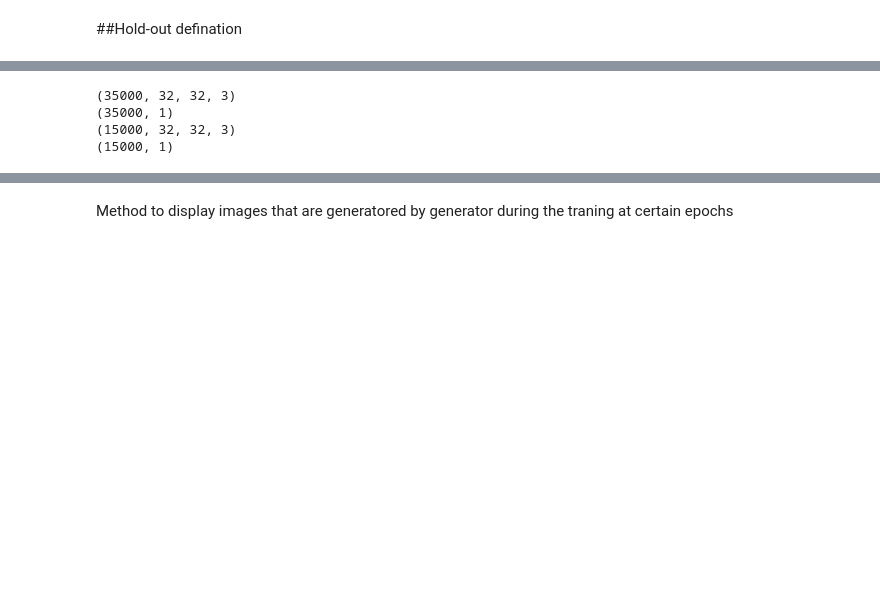
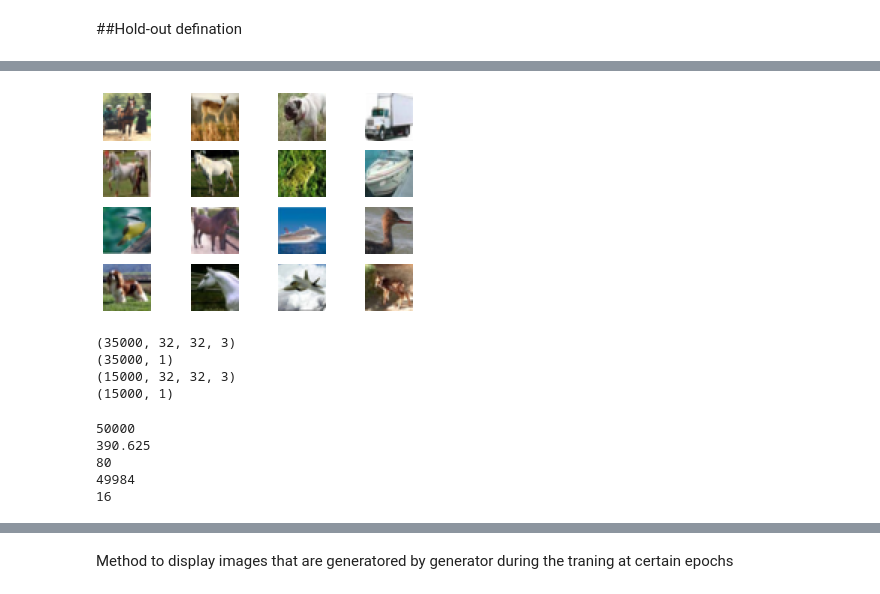
Before and after one commit to appersaravanan/Semeter-2-Assignment-1, a Jupyter notebook: Assignment.ipynb, the cells around one changed output, grey strips where cells are left out. Drawn from its saved outputs; the diff is of its cells as text; code cells hidden in the pictures; blank space fills up the shorter version.

```diff
--- a/Assignment.ipynb
+++ b/Assignment.ipynb
@@ -121,0 +104,15 @@ len(pop)
+# %%
+validation_ds_fold_list=list()
+validation_label_fold_list=list()
+
+def create_validation_from_k_fold(validation_count_from_each_fold=3):
+   for i in image_list:
+
+     validation_count_from_each_fold_index=0
+    #  print(i)
+     while validation_count_from_each_fold_index < validation_count_from_each_fold:
+       index = randrange(len(i))
+       validation_ds_fold_list.append(i.pop(index))
+      #  validation_label_fold_list.append(label_list[i].pop(index))
+       validation_count_from_each_fold_index+=1
+create_validation_from_k_fold(30);
@@ -126,3 +129,7 @@ show_imgs(image_list[0])
+# %%
+show_imgs(validation_ds_fold_list)
+# %% [output]
+[figure, added]
 # %%
 x_train_split, x_vald_split,y_train_split,y_vald_split= hold_out(x_train,y_train,0.7,0.3)
 x_train_split
@@ -135,3 +142,28 @@ print(y_vald_split.shape)
 (35000, 1)
 (15000, 32, 32, 3)
 (15000, 1)
+# %%
+batch_size=128
+print(len(x_train))
+print(len(x_train)/batch_size)
+print(len(x_train)%batch_size)
+def get_batch_data(batch_size=64):
+   if len(x_train)<batch_size:
+     raise ValueError("Batch size should be smaller than x_train size")
+   batch_count=int(len(x_train)/batch_size)
+   batch_rest=int(len(x_train)%batch_size)
+   startindex=0;
+   for i in range(batch_count):
+      batch_end=startindex+batch_size
+      x_train[startindex:batch_end]
+      startindex=batch_end
+   print(startindex);
+   print(batch_rest)
+
+get_batch_data()
+# %% [output]
+50000
+390.625
+80
+49984
+16
```
Also changed, not shown: parts of 9 cells of this notebook.
